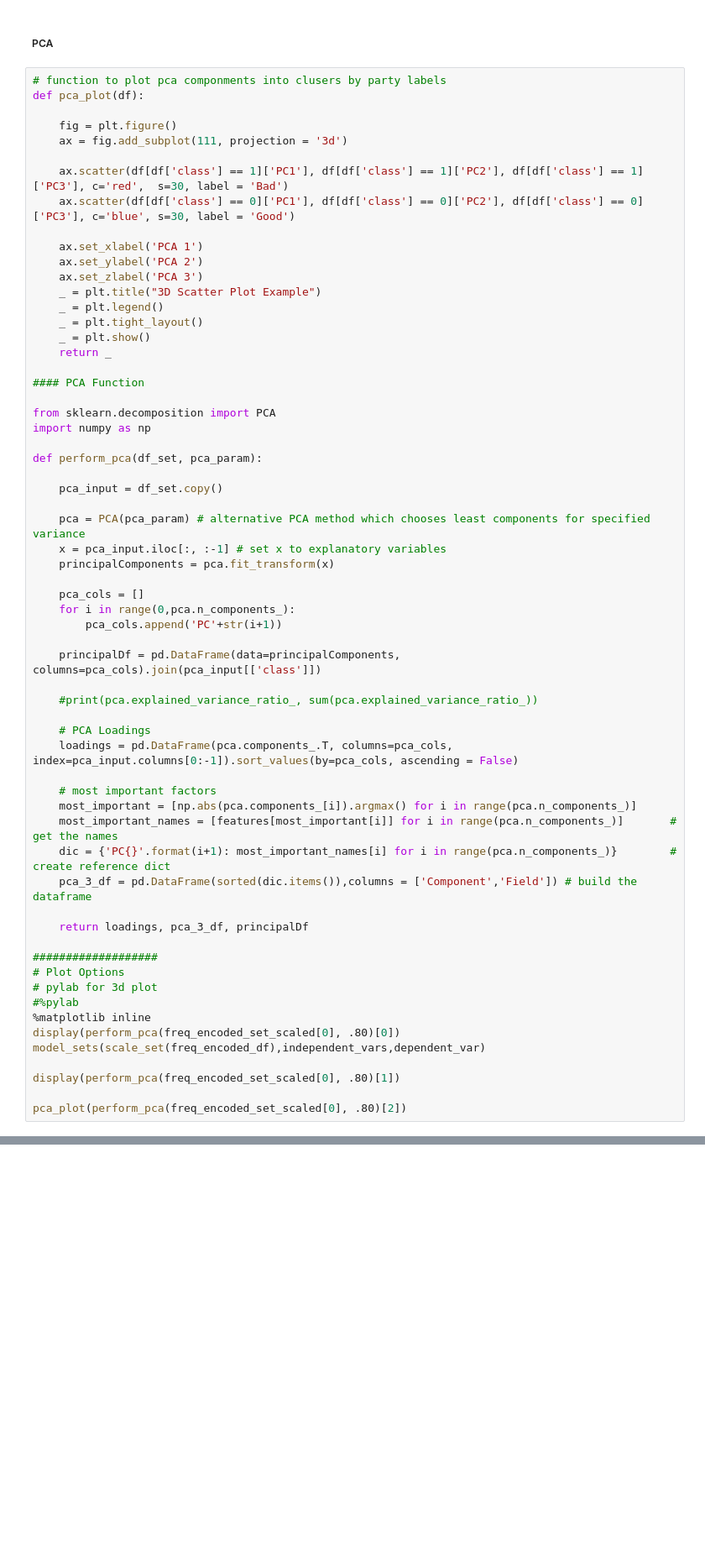
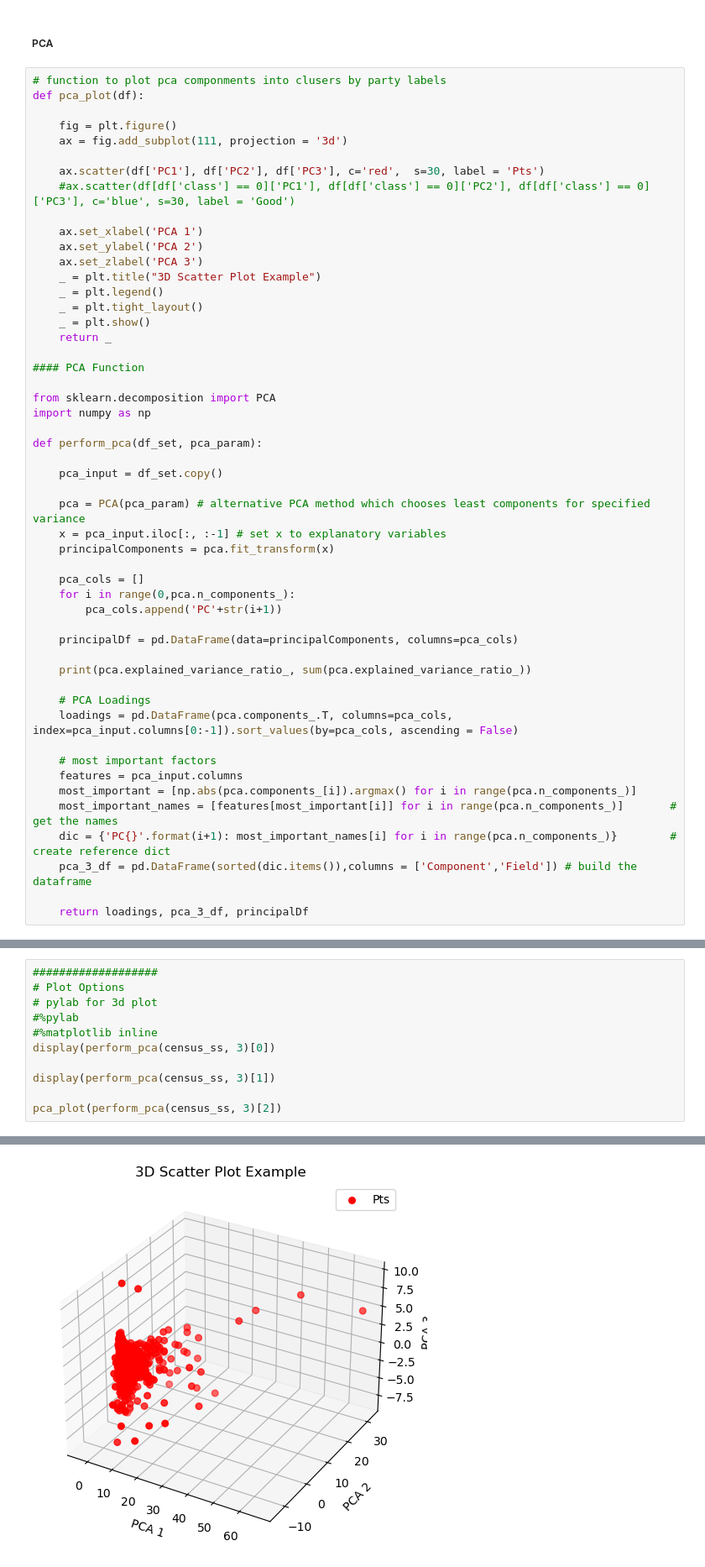
Before and after one commit to RyanZimmermanNWU/Northwestern-MSDS-Capstone-2023, a Jupyter notebook: Scripts/c. Feature Extraction and Creation.ipynb, the cells around one changed output, grey strips where cells are left out. Shown: that part at 84% size. Saved outputs shown, nothing was run; the diff lists cells and outputs as text; blank space fills up the shorter version.

```diff
--- a/Scripts/c. Feature Extraction and Creation.ipynb
+++ b/Scripts/c. Feature Extraction and Creation.ipynb
@@ -68,8 +39,8 @@ def pca_plot(df):
     fig = plt.figure()
     ax = fig.add_subplot(111, projection = '3d')
 
-    ax.scatter(df[df['class'] == 1]['PC1'], df[df['class'] == 1]['PC2'], df[df['class'] == 1]['PC3'], c='red',  s=30, label = 'Bad')
-    ax.scatter(df[df['class'] == 0]['PC1'], df[df['class'] == 0]['PC2'], df[df['class'] == 0]['PC3'], c='blue', s=30, label = 'Good')
+    ax.scatter(df['PC1'], df['PC2'], df['PC3'], c='red',  s=30, label = 'Pts')
+    #ax.scatter(df[df['class'] == 0]['PC1'], df[df['class'] == 0]['PC2'], df[df['class'] == 0]['PC3'], c='blue', s=30, label = 'Good')
 
     ax.set_xlabel('PCA 1')
     ax.set_ylabel('PCA 2')
@@ -97,29 +68,18 @@ def perform_pca(df_set, pca_param):
     for i in range(0,pca.n_components_):
         pca_cols.append('PC'+str(i+1))
 
-    principalDf = pd.DataFrame(data=principalComponents, columns=pca_cols).join(pca_input[['class']])
+    principalDf = pd.DataFrame(data=principalComponents, columns=pca_cols)
 
-    #print(pca.explained_variance_ratio_, sum(pca.explained_variance_ratio_))
+    print(pca.explained_variance_ratio_, sum(pca.explained_variance_ratio_))
 
     # PCA Loadings
     loadings = pd.DataFrame(pca.components_.T, columns=pca_cols, index=pca_input.columns[0:-1]).sort_values(by=pca_cols, ascending = False)
 
     # most important factors
+    features = pca_input.columns
     most_important = [np.abs(pca.components_[i]).argmax() for i in range(pca.n_components_)]
     most_important_names = [features[most_important[i]] for i in range(pca.n_components_)]       # get the names
     dic = {'PC{}'.format(i+1): most_important_names[i] for i in range(pca.n_components_)}        # create reference dict
     pca_3_df = pd.DataFrame(sorted(dic.items()),columns = ['Component','Field']) # build the dataframe
 
     return loadings, pca_3_df, principalDf
-
-###################
-# Plot Options
-# pylab for 3d plot
-#%pylab
-%matplotlib inline
-display(perform_pca(freq_encoded_set_scaled[0], .80)[0])
-model_sets(scale_set(freq_encoded_df),independent_vars,dependent_var)
-
-display(perform_pca(freq_encoded_set_scaled[0], .80)[1])
-
-pca_plot(perform_pca(freq_encoded_set_scaled[0], .80)[2])
@@ -158,0 +88,12 @@ pca_plot(perform_pca(freq_encoded_set_scaled[0], .80)[2])
+# %%
+###################
+# Plot Options
+# pylab for 3d plot
+#%pylab
+#%matplotlib inline
+display(perform_pca(census_ss, 3)[0])
+
+display(perform_pca(census_ss, 3)[1])
+
+pca_plot(perform_pca(census_ss, 3)[2])
+# %% [output]
@@ -158,0 +124 @@ pca_plot(perform_pca(freq_encoded_set_scaled[0], .80)[2])
+[figure, added]
```
Also changed, not shown: parts of 11 cells of this notebook.
